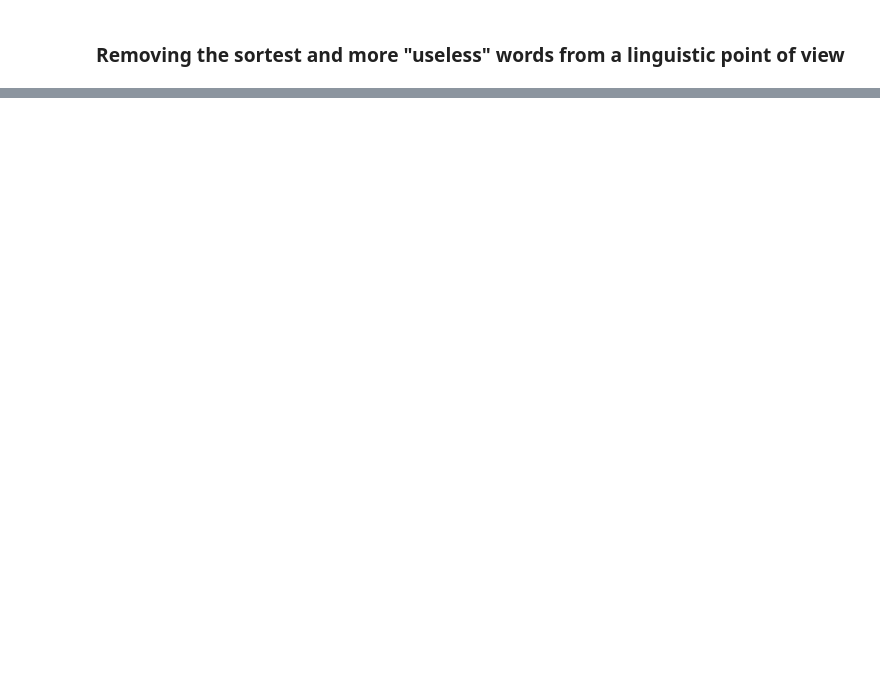
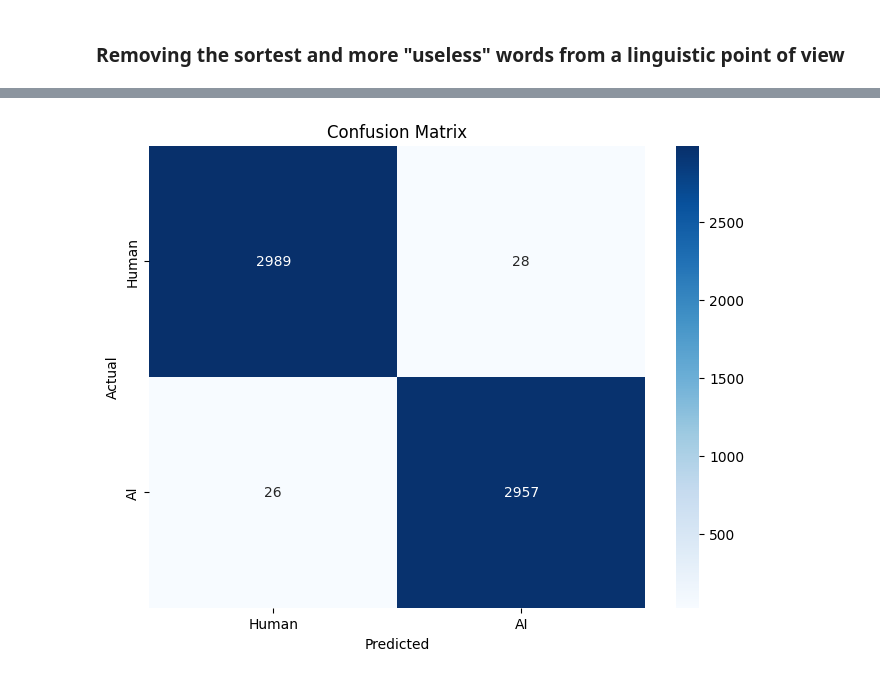
Before and after one commit to RubaGarcia/NLP, a Jupyter notebook: proyecto-final/notebook_final.ipynb, the cells around one changed output, grey strips where cells are left out. Saved outputs shown, nothing was run; the diff lists cells and outputs as text; code cells hidden in the pictures; blank space fills up the shorter version.

```diff
--- a/proyecto-final/notebook_final.ipynb
+++ b/proyecto-final/notebook_final.ipynb
@@ -343,0 +629,23 @@ displayWordFreq(fdist_ia, 20, False)
+# %%
+def tokenize_text(text):
+    tokens = word_tokenize(text.lower())
+    stop_words = set(stopwords.words('english'))
+    return [token for token in tokens if token.isalpha() and token not in stop_words]
+
+all_words = [word for text in copia_datos['text'] for word in tokenize_text(text)]
+word_count = Counter(all_words)
+
+top_words = [word for word, _ in word_count.most_common(500)]
+
+def create_word_features(text):
+    tokens = tokenize_text(text)
+    return [1 if word in tokens else 0 for word in top_words]
+
+def lengthText(text):
+    tokens = word_tokenize(text.lower())
+    return len(tokens)
+
+copia_datos['text_length'] = copia_datos['text'].apply(lengthText)
+
+copia_datos['word_features'] = copia_datos['text'].apply(create_word_features)
+copia_datos
@@ -343,0 +840,11 @@ displayWordFreq(fdist_ia, 20, False)
+# %%
+conf_matrix = confusion_matrix(y_test, y_pred)
+
+plt.figure(figsize=(8, 6))
+sns.heatmap(conf_matrix, annot=True, fmt='d', cmap='Blues', xticklabels=['Human', 'AI'], yticklabels=['Human', 'AI'])
+plt.xlabel('Predicted')
+plt.ylabel('Actual')
+plt.title('Confusion Matrix')
+plt.show()
+# %% [output]
+[figure, added]
```
Also changed, not shown: parts of 31 cells of this notebook.
